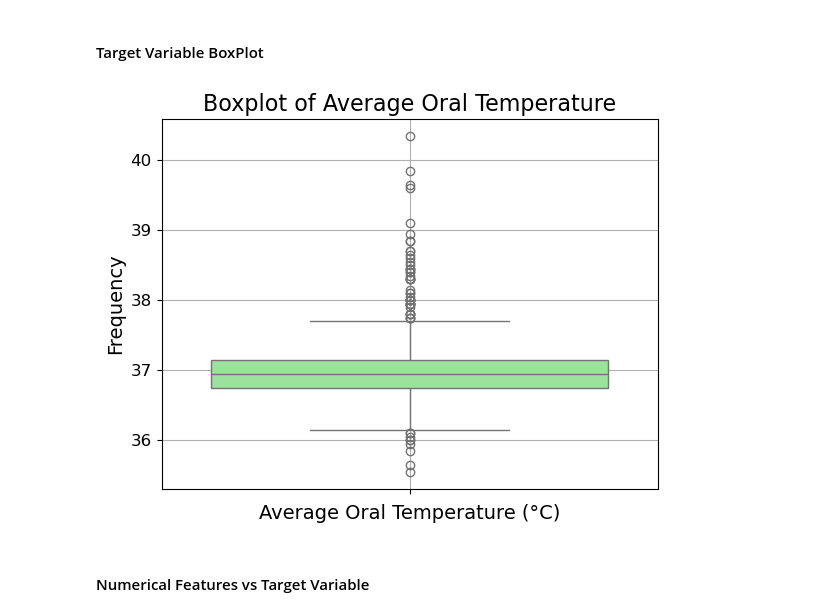
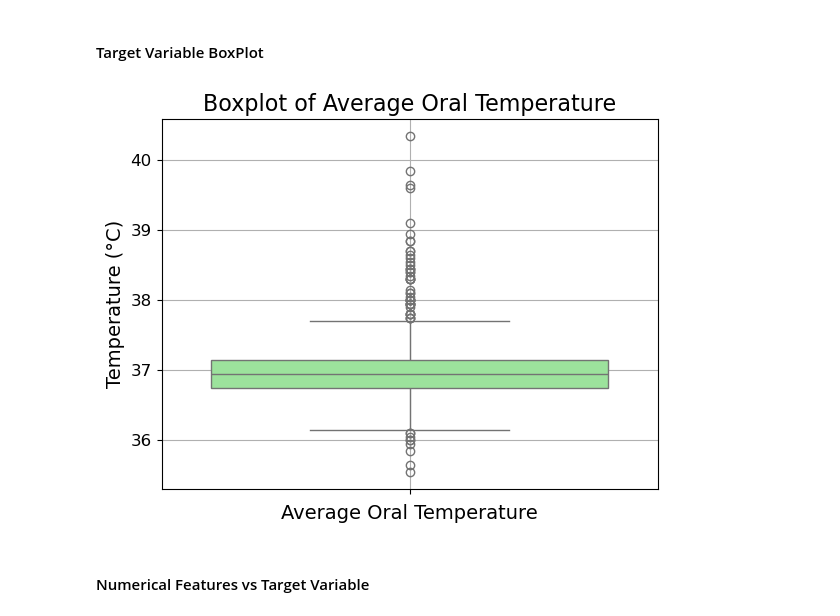
Before and after one commit to Henchen99/EE-559-Project, a Jupyter notebook: EE559_Project_Code_Final.ipynb, the cells around one changed output. Saved outputs shown, nothing was run; the diff lists cells and outputs as text; code cells hidden in the pictures.

Commit message:
update plot

```diff
--- a/EE559_Project_Code_Final.ipynb
+++ b/EE559_Project_Code_Final.ipynb
@@ -371,15 +371,15 @@ plt.show();
 #### Target Variable BoxPlot
 # %%
 sns.boxplot(preprocessed_dataset['aveOralM'], color='lightgreen')
-plt.xlabel('Average Oral Temperature (°C)', fontsize=14)
-plt.ylabel('Frequency', fontsize=14)
+plt.xlabel('Average Oral Temperature', fontsize=14)
+plt.ylabel('Temperature (°C)', fontsize=14)
 plt.title('Boxplot of Average Oral Temperature', fontsize=16)
 plt.xticks(fontsize=12)
 plt.yticks(fontsize=12)
 plt.grid()
 plt.show()
 # %% [output]
-[figure, old version]
+[figure, new version]
 # %% [markdown]
 #### Numerical Features vs Target Variable
 # %%
```
